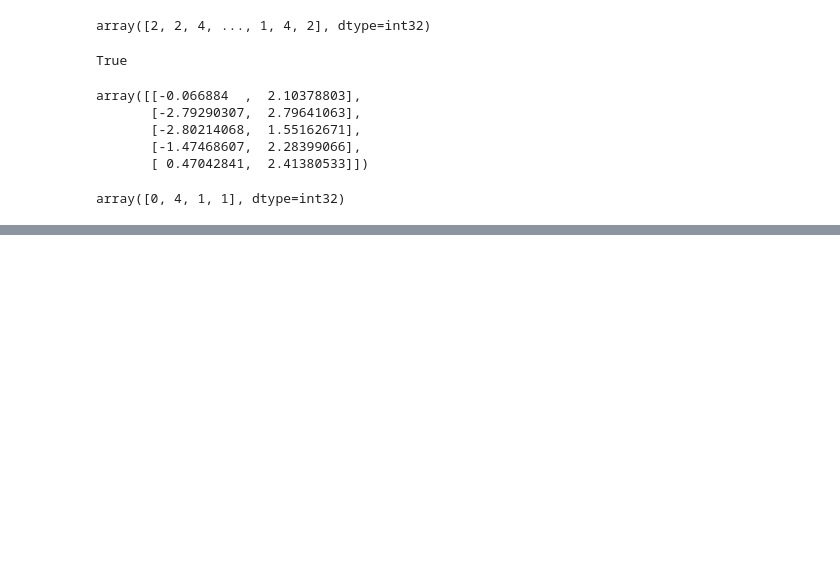
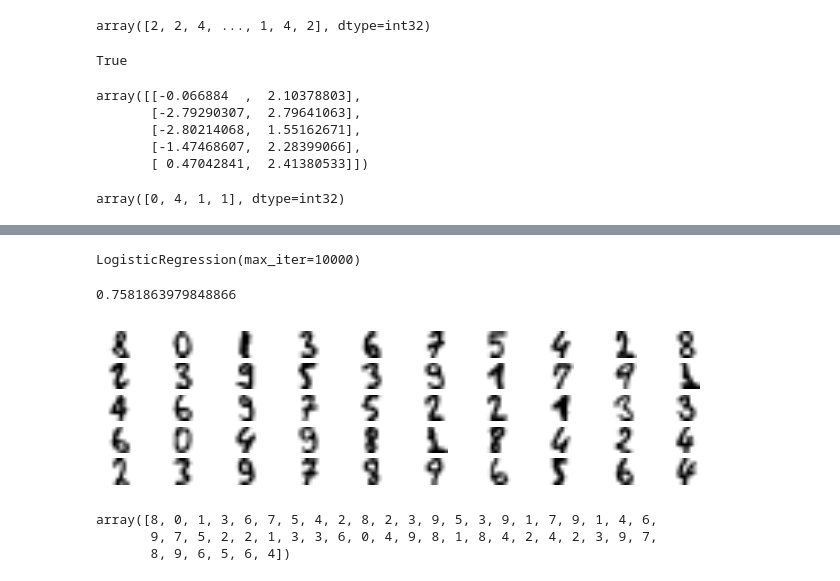
Before and after one commit to MUbarak123-56/aurelion-geron-tensorflow, a Jupyter notebook: chapter9.ipynb, the cells around one changed output, grey strips where cells are left out. Saved outputs shown, nothing was run; the diff lists cells and outputs as text; code cells hidden in the pictures; blank space fills up the shorter version.

```diff
--- a/chapter9.ipynb
+++ b/chapter9.ipynb
@@ -42,0 +78,24 @@ array([0, 4, 1, 1], dtype=int32)
+# %%
+from sklearn.datasets import load_digits
+
+X_digits, y_digits = load_digits(return_X_y=True)
+X_train, y_train = X_digits[:1400], y_digits[:1400]
+X_test, y_test = X_digits[1400:], y_digits[1400:]
+# %%
+from sklearn.linear_model import LogisticRegression
+
+n_labeled = 50
+log_reg = LogisticRegression(max_iter=10_000)
+log_reg.fit(X_train[:n_labeled], y_train[:n_labeled])
+# %% [output]
+LogisticRegression(max_iter=10000)
+# %%
+log_reg.score(X_test, y_test)
+# %% [output]
+0.7581863979848866
+# %%
+k = 50
+kmeans = KMeans(n_clusters=k, random_state=42)
+X_digits_dist = kmeans.fit_transform(X_train)
+representative_digit_idx = np.argmin(X_digits_dist, axis=0)
+X_representative_digits = X_train[representative_digit_idx]
@@ -42,0 +104,17 @@ array([0, 4, 1, 1], dtype=int32)
+# %%
+plt.figure(figsize=(8, 2))
+for index, X_representative_digit in enumerate(X_representative_digits):
+    plt.subplot(k // 10, 10, index + 1)
+    plt.imshow(X_representative_digit.reshape(8, 8), cmap="binary", interpolation="bilinear")
+    plt.axis('off')
+
+#plt.save_fig("representative_images_diagram", tight_layout=False)
+plt.show()
+# %% [output]
+[figure, added]
+# %%
+y_train[representative_digit_idx]
+# %% [output]
+array([8, 0, 1, 3, 6, 7, 5, 4, 2, 8, 2, 3, 9, 5, 3, 9, 1, 7, 9, 1, 4, 6,
+       9, 7, 5, 2, 2, 1, 3, 3, 6, 0, 4, 9, 8, 1, 8, 4, 2, 4, 2, 3, 9, 7,
+       8, 9, 6, 5, 6, 4])
```
Also changed, not shown: parts of 38 cells of this notebook.
